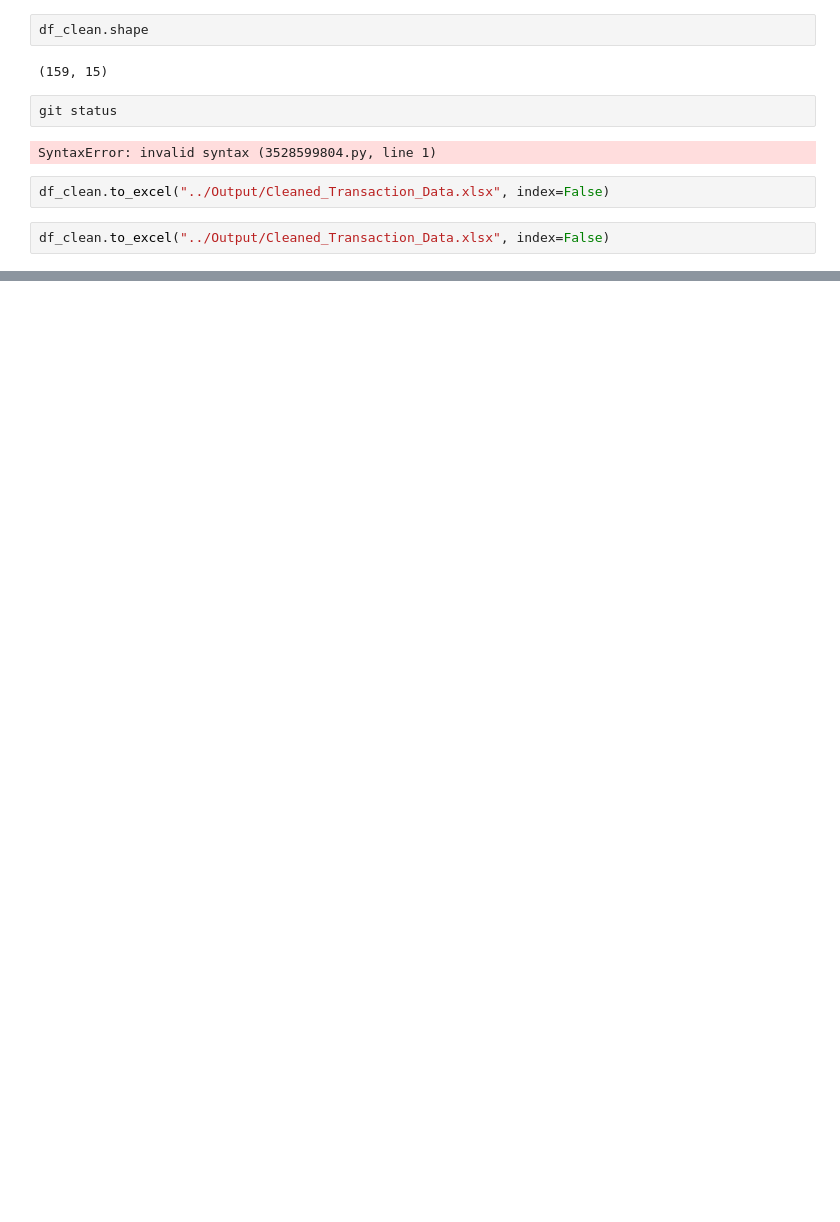
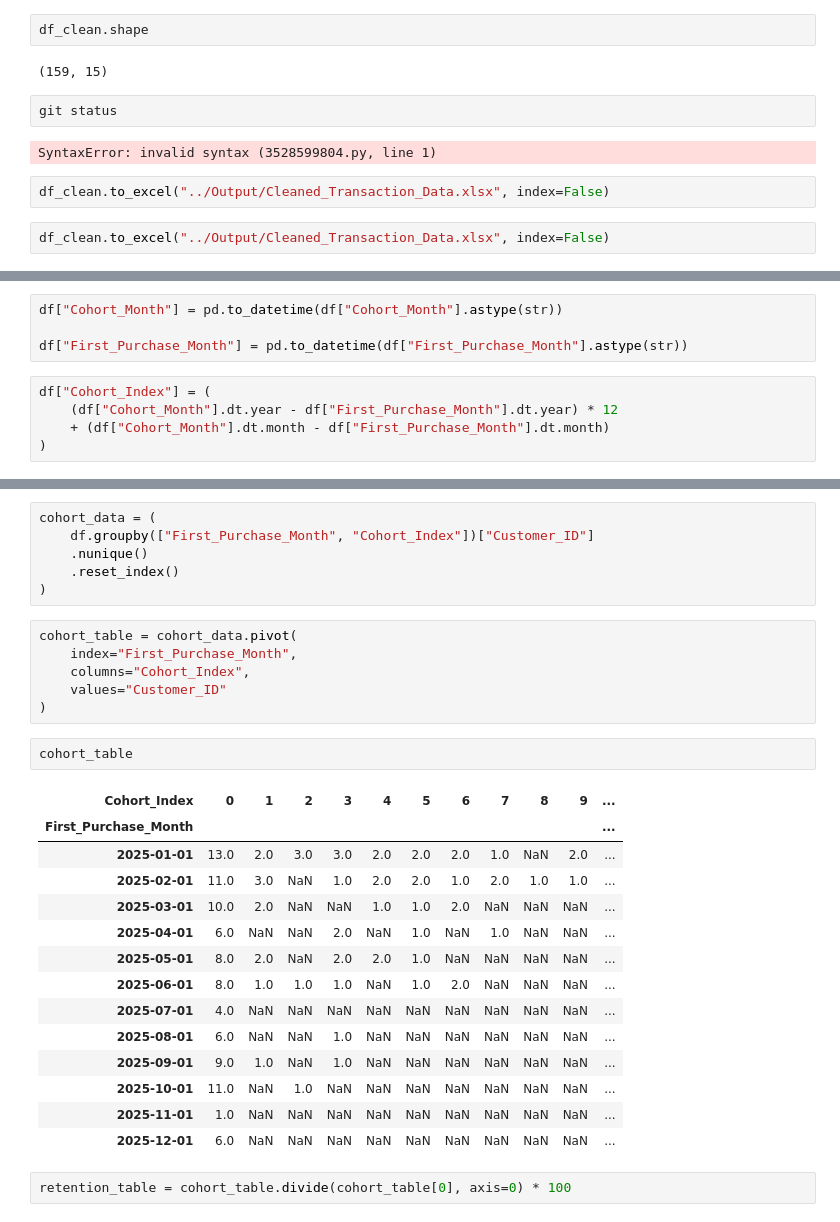
Before and after one commit to Harslshnde/Infotact-Project-2-Cohort-Retention, a Jupyter notebook: Notebooks/transactional_data_cleaning.ipynb, the cells around one changed output, grey strips where cells are left out. Saved outputs shown, nothing was run; the diff lists cells and outputs as text; blank space fills up the shorter version.

```diff
--- a/Notebooks/transactional_data_cleaning.ipynb
+++ b/Notebooks/transactional_data_cleaning.ipynb
@@ -716,0 +753,9 @@ df_clean.to_excel("../Output/Cleaned_Transaction_Data.xlsx", index=False)
+# %%
+df["Cohort_Month"] = pd.to_datetime(df["Cohort_Month"].astype(str))
+
+df["First_Purchase_Month"] = pd.to_datetime(df["First_Purchase_Month"].astype(str))
+# %%
+df["Cohort_Index"] = (
+    (df["Cohort_Month"].dt.year - df["First_Purchase_Month"].dt.year) * 12
+    + (df["Cohort_Month"].dt.month - df["First_Purchase_Month"].dt.month)
+)
@@ -716,0 +776,31 @@ df_clean.to_excel("../Output/Cleaned_Transaction_Data.xlsx", index=False)
+# %%
+cohort_data = (
+    df.groupby(["First_Purchase_Month", "Cohort_Index"])["Customer_ID"]
+    .nunique()
+    .reset_index()
+)
+# %%
+cohort_table = cohort_data.pivot(
+    index="First_Purchase_Month",
+    columns="Cohort_Index",
+    values="Customer_ID"
+)
+# %%
+cohort_table
+# %% [output]
+| Cohort_Index | 0 | 1 | 2 | 3 | 4 | 5 | 6 | 7 | 8 | 9 | ... |
+| First_Purchase_Month |  |  |  |  |  |  |  |  |  |  | ... |
+| 2025-01-01 | 13.0 | 2.0 | 3.0 | 3.0 | 2.0 | 2.0 | 2.0 | 1.0 | NaN | 2.0 | ... |
+| 2025-02-01 | 11.0 | 3.0 | NaN | 1.0 | 2.0 | 2.0 | 1.0 | 2.0 | 1.0 | 1.0 | ... |
+| 2025-03-01 | 10.0 | 2.0 | NaN | NaN | 1.0 | 1.0 | 2.0 | NaN | NaN | NaN | ... |
+| 2025-04-01 | 6.0 | NaN | NaN | 2.0 | NaN | 1.0 | NaN | 1.0 | NaN | NaN | ... |
+| 2025-05-01 | 8.0 | 2.0 | NaN | 2.0 | 2.0 | 1.0 | NaN | NaN | NaN | NaN | ... |
+| 2025-06-01 | 8.0 | 1.0 | 1.0 | 1.0 | NaN | 1.0 | 2.0 | NaN | NaN | NaN | ... |
+| 2025-07-01 | 4.0 | NaN | NaN | NaN | NaN | NaN | NaN | NaN | NaN | NaN | ... |
+| 2025-08-01 | 6.0 | NaN | NaN | 1.0 | NaN | NaN | NaN | NaN | NaN | NaN | ... |
+| 2025-09-01 | 9.0 | 1.0 | NaN | 1.0 | NaN | NaN | NaN | NaN | NaN | NaN | ... |
+| 2025-10-01 | 11.0 | NaN | 1.0 | NaN | NaN | NaN | NaN | NaN | NaN | NaN | ... |
+| 2025-11-01 | 1.0 | NaN | NaN | NaN | NaN | NaN | NaN | NaN | NaN | NaN | ... |
+| 2025-12-01 | 6.0 | NaN | NaN | NaN | NaN | NaN | NaN | NaN | NaN | NaN | ... |
+# %%
+retention_table = cohort_table.divide(cohort_table[0], axis=0) * 100
```
Also changed, not shown: parts of 32 cells of this notebook, 1 other file.
